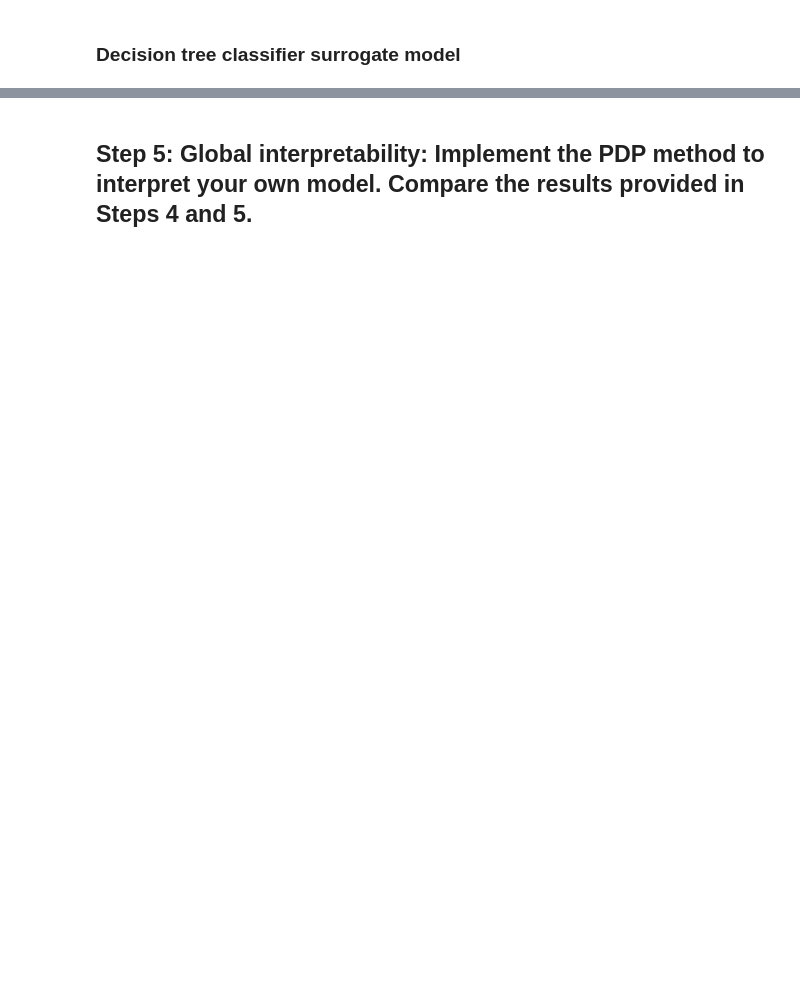
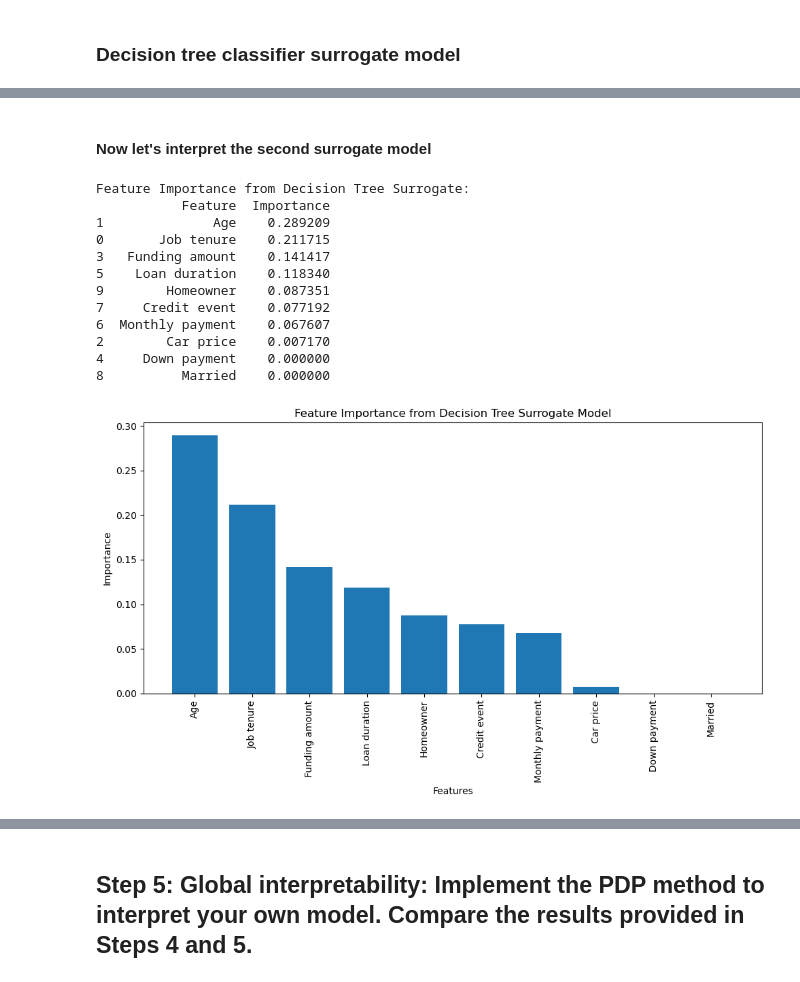
Before and after one commit to agossetX/interpretability_algorithmic_fairness_group_2, a Jupyter notebook: main.ipynb, the cells around one changed output, grey strips where cells are left out. Cells and saved outputs as stored; diff of their text form; code cells hidden in the pictures; blank space fills up the shorter version.

```diff
--- a/main.ipynb
+++ b/main.ipynb
@@ -443,7 +432,9 @@ Black Box vs. Real Y:
 # %%
 from sklearn.tree import DecisionTreeClassifier
 
-dt_surrogate_classifier = DecisionTreeClassifier(max_depth=3, random_state=42)
-dt_surrogate_classifier.fit(X_train, y_surrogate_class)
+dt_surrogate = DecisionTreeClassifier(max_depth=5)
+dt_surrogate.fit(X_train, y_surrogate)
 
-y_dt_class_pred = dt_surrogate_classifier.predict(X_test)
+# Predictions for surrogate model
+y_dt_surrogate_pred_proba = dt_surrogate.predict_proba(X_test)
+y_dt_surrogate_pred = dt_surrogate.predict(X_test)
@@ -498,0 +473,35 @@ Regarding feature importance, **Age** (35.8%), **Job Tenure** (18.1%), and **Loa
+# %% [markdown]
+#### Now let's interpret the second surrogate model
+# %%
+feature_importance_dt = pd.DataFrame({
+    'Feature': X_train.columns,
+    'Importance': dt_surrogate.feature_importances_
+})
+feature_importance_dt = feature_importance_dt.sort_values('Importance', ascending=False)
+
+print("\nFeature Importance from Decision Tree Surrogate:")
+print(feature_importance_dt)
+
+# Feature importance plot
+plt.figure(figsize=(10, 6))
+plt.bar(feature_importance_dt['Feature'], feature_importance_dt['Importance'])
+plt.title('Feature Importance from Decision Tree Surrogate Model')
+plt.xlabel('Features')
+plt.ylabel('Importance')
+plt.xticks(rotation=90)
+plt.tight_layout()
+plt.show()
+# %% [output]
+Feature Importance from Decision Tree Surrogate:
+           Feature  Importance
+1              Age    0.289209
+0       Job tenure    0.211715
+3   Funding amount    0.141417
+5    Loan duration    0.118340
+9        Homeowner    0.087351
+7     Credit event    0.077192
+6  Monthly payment    0.067607
+2        Car price    0.007170
+4     Down payment    0.000000
+8          Married    0.000000
+[figure, added]
```
Also changed, not shown: parts of 47 cells of this notebook.
